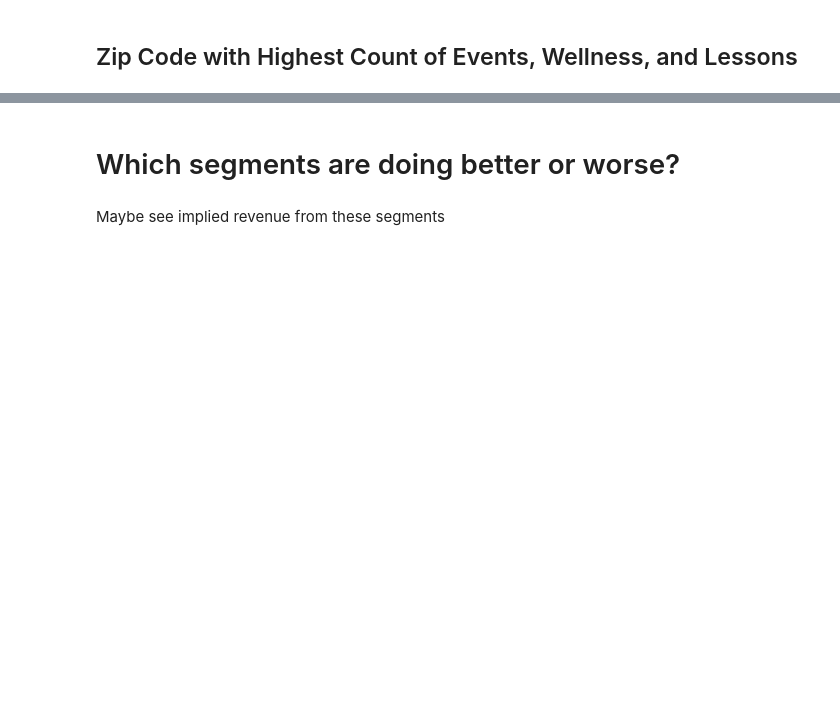
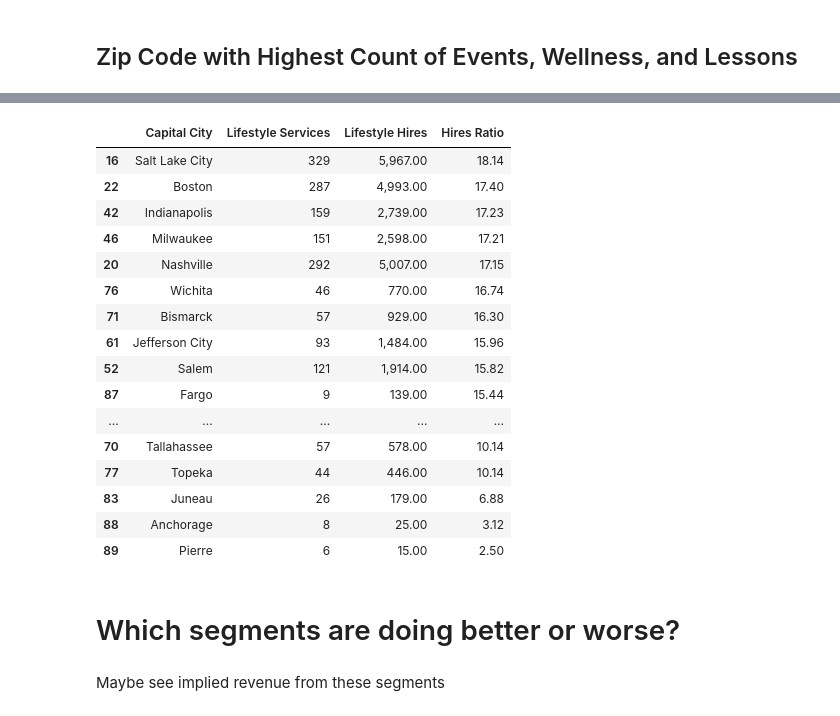
Before and after one commit to ameeruljunaidi/ScrapeThumbtack, a Jupyter notebook: analysis/data_exploration.ipynb, the cells around one changed output, grey strips where cells are left out. Drawn from its saved outputs; the diff is of its cells as text; code cells hidden in the pictures; blank space fills up the shorter version.

```diff
--- a/analysis/data_exploration.ipynb
+++ b/analysis/data_exploration.ipynb
@@ -248,3 +288,23 @@ plt.show()
+# %%
+dfLifeStyleHiresRatioByZip.sort_values(by="Hires Ratio", ascending=False)[-20:]
+# %% [output]
+|  | Capital City | Lifestyle Services | Lifestyle Hires | Hires Ratio |
+| 16 | Salt Lake City | 329 | 5,967.00 | 18.14 |
+| 22 | Boston | 287 | 4,993.00 | 17.40 |
+| 42 | Indianapolis | 159 | 2,739.00 | 17.23 |
+| 46 | Milwaukee | 151 | 2,598.00 | 17.21 |
+| 20 | Nashville | 292 | 5,007.00 | 17.15 |
+| 76 | Wichita | 46 | 770.00 | 16.74 |
+| 71 | Bismarck | 57 | 929.00 | 16.30 |
+| 61 | Jefferson City | 93 | 1,484.00 | 15.96 |
+| 52 | Salem | 121 | 1,914.00 | 15.82 |
+| 87 | Fargo | 9 | 139.00 | 15.44 |
+| ... | ... | ... | ... | ... |
+| 70 | Tallahassee | 57 | 578.00 | 10.14 |
+| 77 | Topeka | 44 | 446.00 | 10.14 |
+| 83 | Juneau | 26 | 179.00 | 6.88 |
+| 88 | Anchorage | 8 | 25.00 | 3.12 |
+| 89 | Pierre | 6 | 15.00 | 2.50 |
 # %% [markdown]
 # Which segments are doing better or worse?
 # %% [markdown]
```
Also changed, not shown: parts of 27 cells of this notebook, 2 other files.
